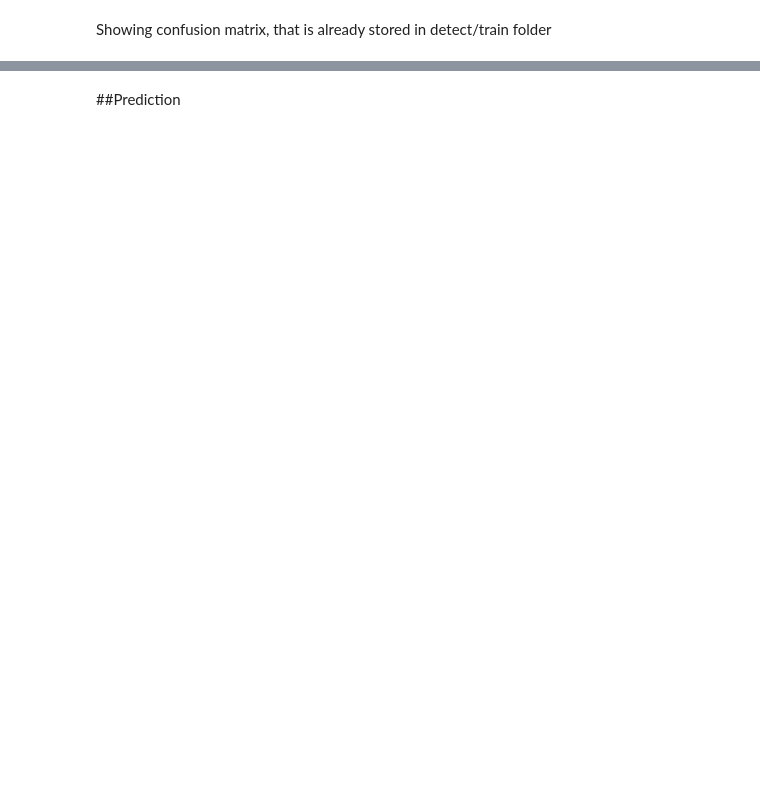
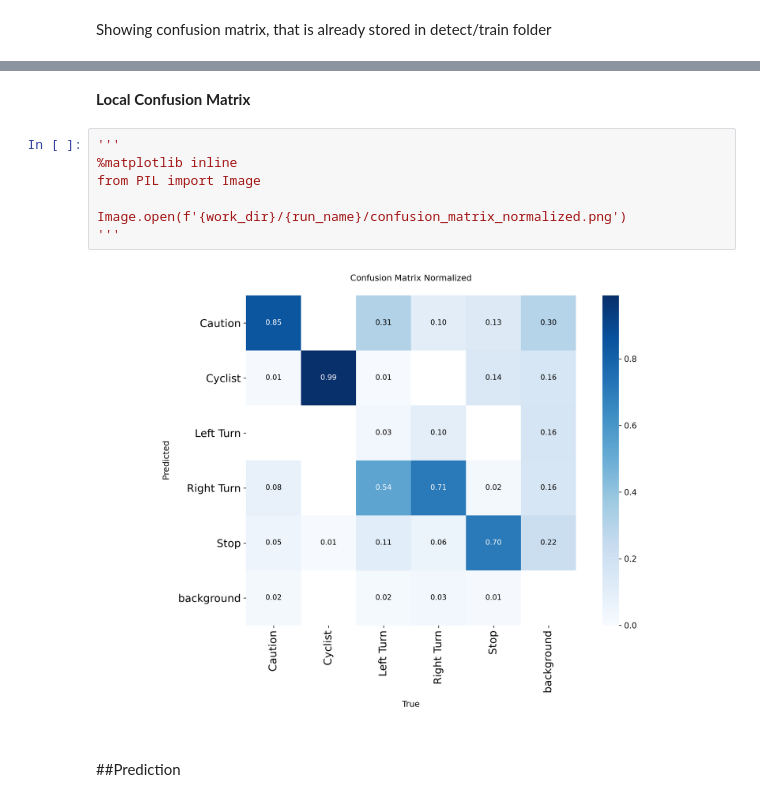
Before and after one commit to RileySchina/Computer-Vision-Project-Hyperparameter, a Jupyter notebook: ComputerVisionProject.ipynb, the cells around one changed output, grey strips where cells are left out. Drawn from its saved outputs; the diff is of its cells as text; blank space fills up the shorter version.

```diff
--- a/ComputerVisionProject.ipynb
+++ b/ComputerVisionProject.ipynb
@@ -691,4 +751,15 @@ Image.open('/content/drive/MyDrive/Colab_Notebooks/workbench/train/confusion_mat
 # %% [output]
 [figure]
+# %% [markdown]
+**Local Confusion Matrix**
+# %%
+'''
+%matplotlib inline
+from PIL import Image
+
+Image.open(f'{work_dir}/{run_name}/confusion_matrix_normalized.png')
+'''
+# %% [output]
+[figure, added]
 # %% [markdown]
 ##Prediction
```
Also changed, not shown: parts of 20 cells of this notebook.
